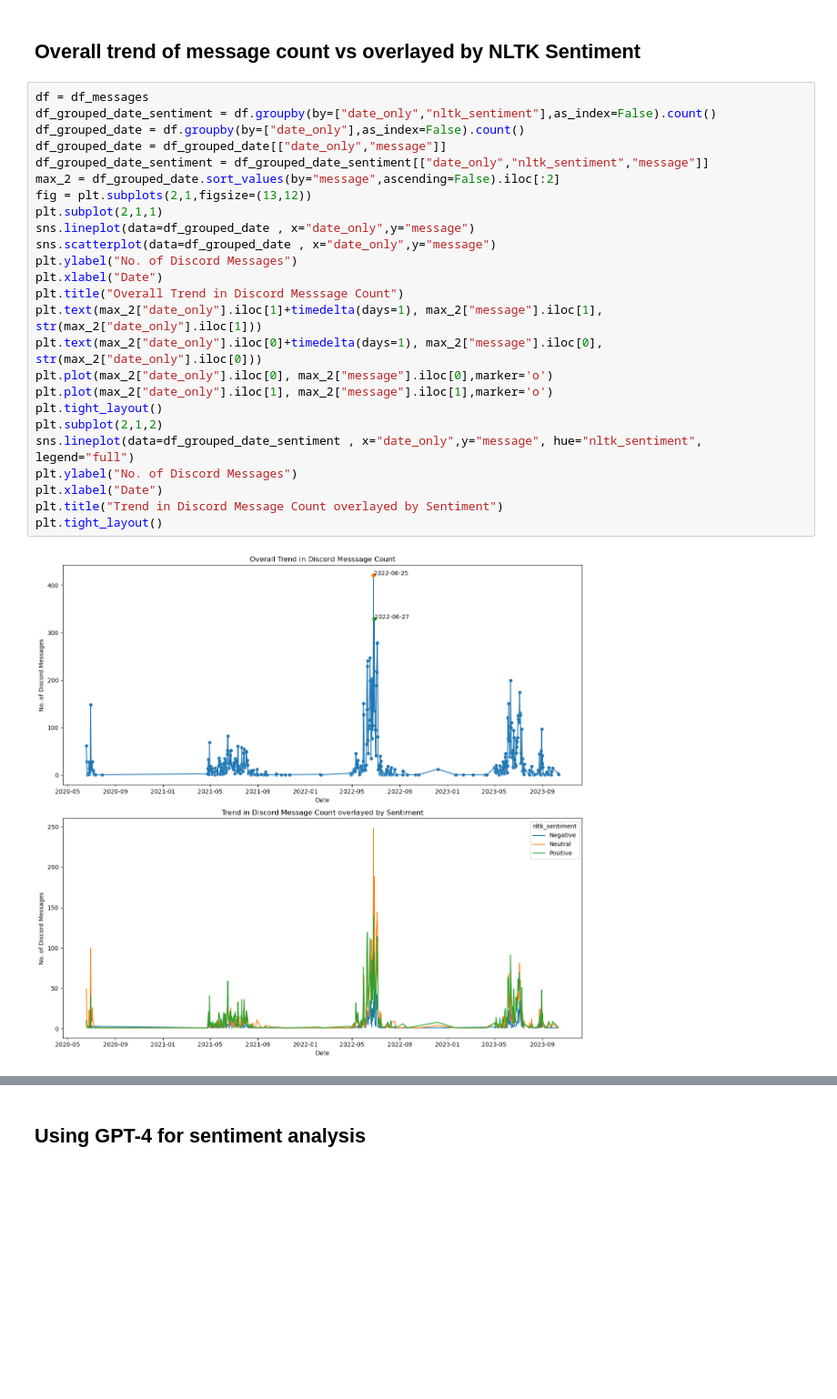
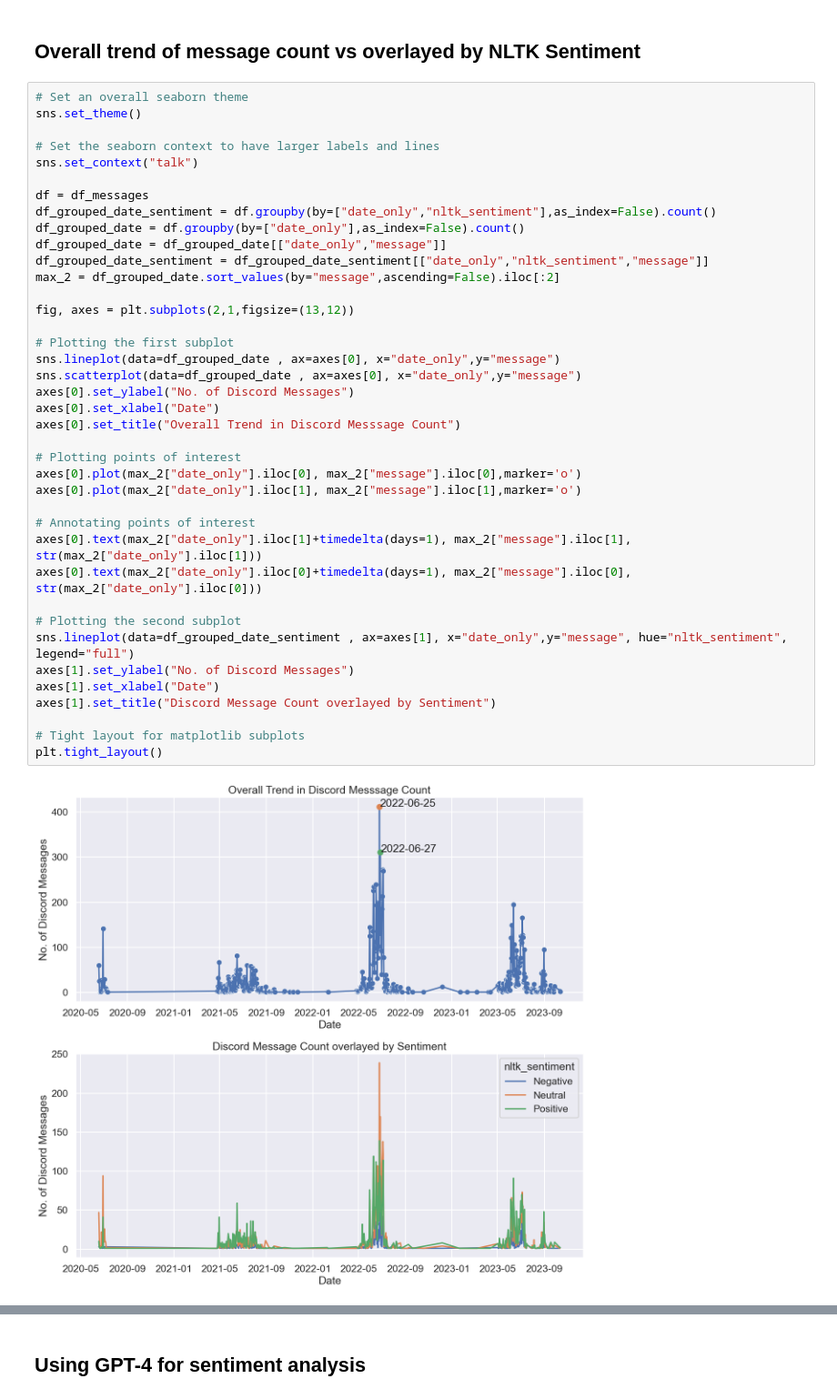
Before and after one commit to iot-lnu/Research-DiscordAnalysis, a Jupyter notebook: Discord-AI.ipynb, the cells around one changed output, grey strips where cells are left out. Shown: that part at 91% size. Saved outputs shown, nothing was run; the diff lists cells and outputs as text; blank space fills up the shorter version.

```diff
--- a/Discord-AI.ipynb
+++ b/Discord-AI.ipynb
@@ -170,29 +170,43 @@ df_messages['nltk_polarity'].resample('D').mean().rolling(window=7).mean().plot(
 # %% [markdown]
 ## Overall trend of message count vs overlayed by NLTK Sentiment
 # %%
+# Set an overall seaborn theme
+sns.set_theme()
+
+# Set the seaborn context to have larger labels and lines
+sns.set_context("talk")
+
 df = df_messages
 df_grouped_date_sentiment = df.groupby(by=["date_only","nltk_sentiment"],as_index=False).count()
 df_grouped_date = df.groupby(by=["date_only"],as_index=False).count()
 df_grouped_date = df_grouped_date[["date_only","message"]]
 df_grouped_date_sentiment = df_grouped_date_sentiment[["date_only","nltk_sentiment","message"]]
 max_2 = df_grouped_date.sort_values(by="message",ascending=False).iloc[:2]
-fig = plt.subplots(2,1,figsize=(13,12))
-plt.subplot(2,1,1)
-sns.lineplot(data=df_grouped_date , x="date_only",y="message")
-sns.scatterplot(data=df_grouped_date , x="date_only",y="message")
-plt.ylabel("No. of Discord Messages")
-plt.xlabel("Date")
-plt.title("Overall Trend in Discord Messsage Count")
-plt.text(max_2["date_only"].iloc[1]+timedelta(days=1), max_2["message"].iloc[1], str(max_2["date_only"].iloc[1]))
-plt.text(max_2["date_only"].iloc[0]+timedelta(days=1), max_2["message"].iloc[0], str(max_2["date_only"].iloc[0]))
-plt.plot(max_2["date_only"].iloc[0], max_2["message"].iloc[0],marker='o')
-plt.plot(max_2["date_only"].iloc[1], max_2["message"].iloc[1],marker='o')
+
+fig, axes = plt.subplots(2,1,figsize=(13,12))
+
+# Plotting the first subplot
+sns.lineplot(data=df_grouped_date , ax=axes[0], x="date_only",y="message")
+sns.scatterplot(data=df_grouped_date , ax=axes[0], x="date_only",y="message")
+axes[0].set_ylabel("No. of Discord Messages")
+axes[0].set_xlabel("Date")
+axes[0].set_title("Overall Trend in Discord Messsage Count")
+
+# Plotting points of interest
+axes[0].plot(max_2["date_only"].iloc[0], max_2["message"].iloc[0],marker='o')
+axes[0].plot(max_2["date_only"].iloc[1], max_2["message"].iloc[1],marker='o')
+
+# Annotating points of interest
+axes[0].text(max_2["date_only"].iloc[1]+timedelta(days=1), max_2["message"].iloc[1], str(max_2["date_only"].iloc[1]))
+axes[0].text(max_2["date_only"].iloc[0]+timedelta(days=1), max_2["message"].iloc[0], str(max_2["date_only"].iloc[0]))
+
+# Plotting the second subplot
+sns.lineplot(data=df_grouped_date_sentiment , ax=axes[1], x="date_only",y="message", hue="nltk_sentiment", legend="full")
+axes[1].set_ylabel("No. of Discord Messages")
+axes[1].set_xlabel("Date")
+axes[1].set_title("Discord Message Count overlayed by Sentiment")
+
+# Tight layout for matplotlib subplots
 plt.tight_layout()
-plt.subplot(2,1,2)
-sns.lineplot(data=df_grouped_date_sentiment , x="date_only",y="message", hue="nltk_sentiment", legend="full")
-plt.ylabel("No. of Discord Messages")
-plt.xlabel("Date")
-plt.title("Trend in Discord Message Count overlayed by Sentiment")
-plt.tight_layout()
 # %% [output]
-[figure, old version]
+[figure, new version]
```
Also changed, not shown: parts of 13 cells of this notebook.
